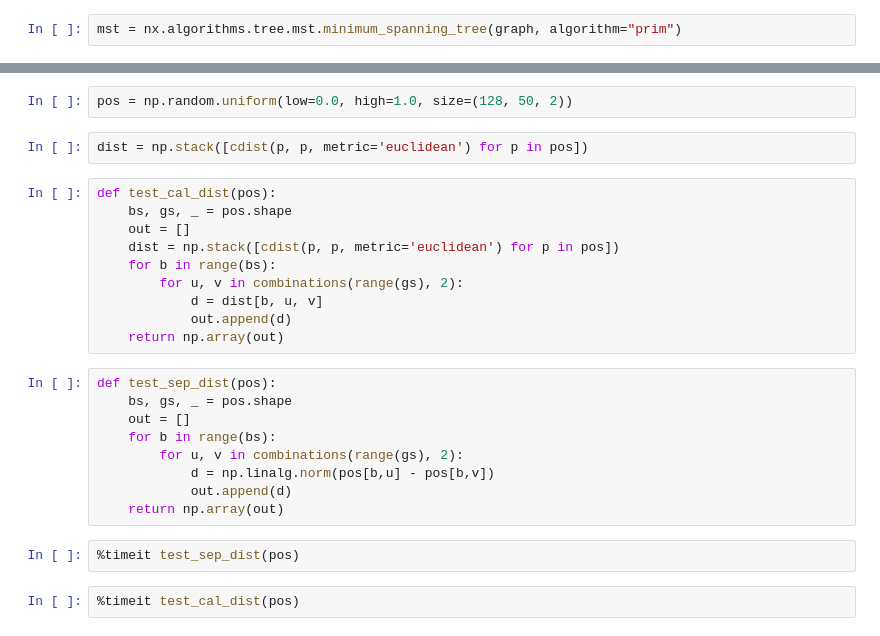
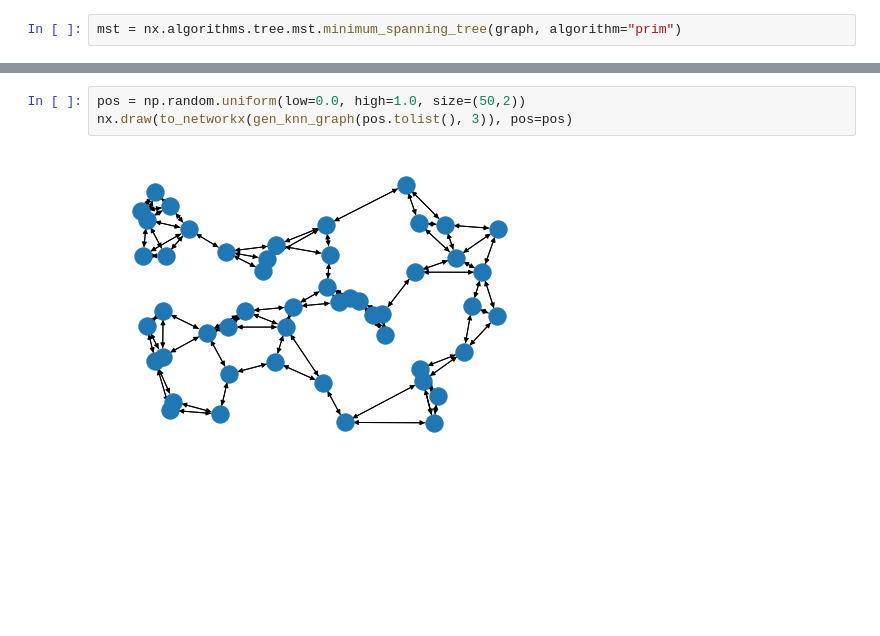
Before and after one commit to neo-pan/attention-learn-to-route, a Jupyter notebook: gen_mst_dataset.ipynb, the cells around one changed output, grey strips where cells are left out. Saved outputs shown, nothing was run; the diff lists cells and outputs as text; blank space fills up the shorter version.

Commit message:
Add pure knn graph; Change node features.

```diff
--- a/gen_mst_dataset.ipynb
+++ b/gen_mst_dataset.ipynb
@@ -116,27 +154,5 @@ cg = nx.caveman_graph(2,10)
 # %%
-pos = np.random.uniform(low=0.0, high=1.0, size=(128, 50, 2))
+pos = np.random.uniform(low=0.0, high=1.0, size=(50,2))
+nx.draw(to_networkx(gen_knn_graph(pos.tolist(), 3)), pos=pos)
+# %% [output]
+[figure, added]
-# %%
-dist = np.stack([cdist(p, p, metric='euclidean') for p in pos])
-# %%
-def test_cal_dist(pos):
-    bs, gs, _ = pos.shape
-    out = []
-    dist = np.stack([cdist(p, p, metric='euclidean') for p in pos])
-    for b in range(bs):
-        for u, v in combinations(range(gs), 2):
-            d = dist[b, u, v]
-            out.append(d)
-    return np.array(out)
-# %%
-def test_sep_dist(pos):
-    bs, gs, _ = pos.shape
-    out = []
-    for b in range(bs):
-        for u, v in combinations(range(gs), 2):
-            d = np.linalg.norm(pos[b,u] - pos[b,v])
-            out.append(d)
-    return np.array(out)
-# %%
-%timeit test_sep_dist(pos)
-# %%
-%timeit test_cal_dist(pos)
```
Also changed, not shown: parts of 28 cells of this notebook, 4 other files.
